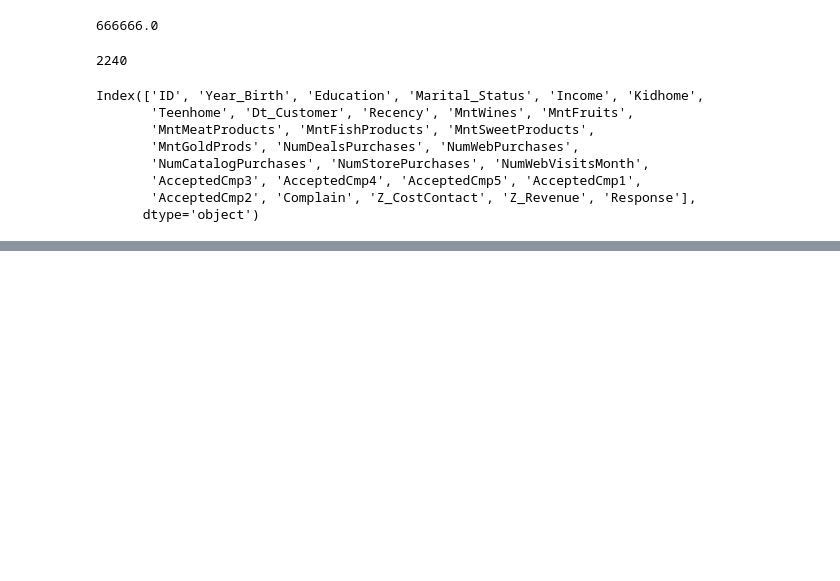
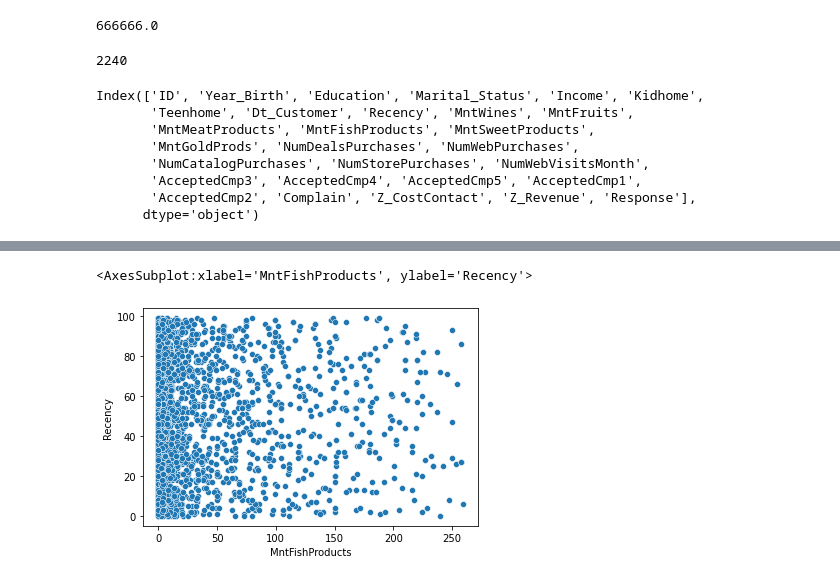
Before and after one commit to LiteShake/AI-Tasks, a Jupyter notebook: Task 6/Question 1/Question1.ipynb, the cells around one changed output, grey strips where cells are left out. Saved outputs shown, nothing was run; the diff lists cells and outputs as text; code cells hidden in the pictures; blank space fills up the shorter version.

```diff
--- a/Task 6/Question 1/Question1.ipynb
+++ b/Task 6/Question 1/Question1.ipynb
@@ -80,0 +81,5 @@ sus.scatterplot( df["MntFishProducts"] , df["MntGoldProds"] )
+# %%
+sus.scatterplot( df["MntFishProducts"] , df["Recency"] )
+# %% [output]
+<AxesSubplot:xlabel='MntFishProducts', ylabel='Recency'>
+[figure, added]
```
Also changed, not shown: parts of 7 cells of this notebook.
